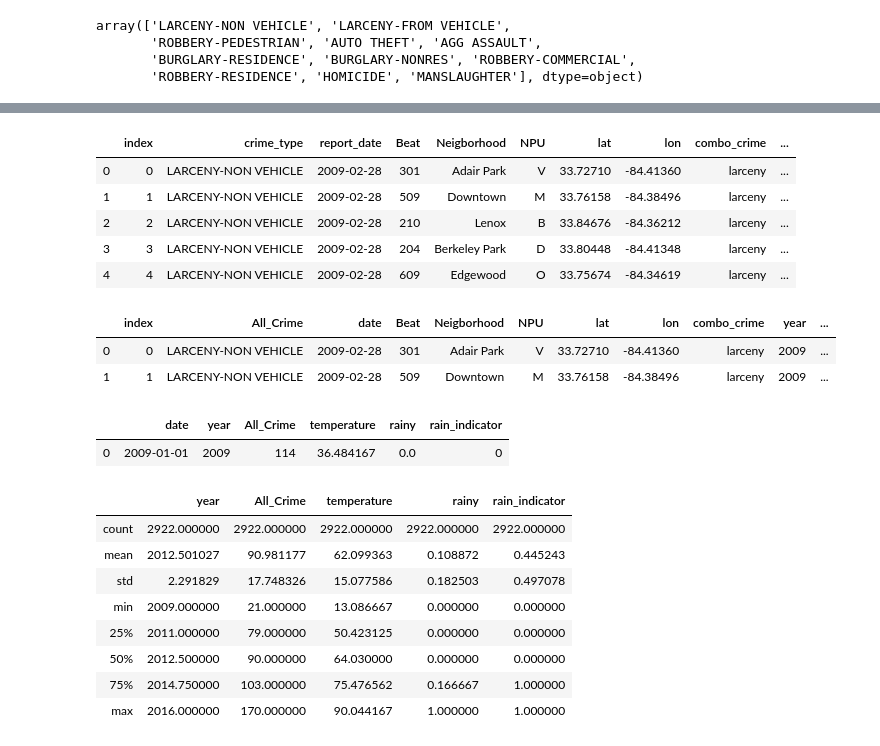
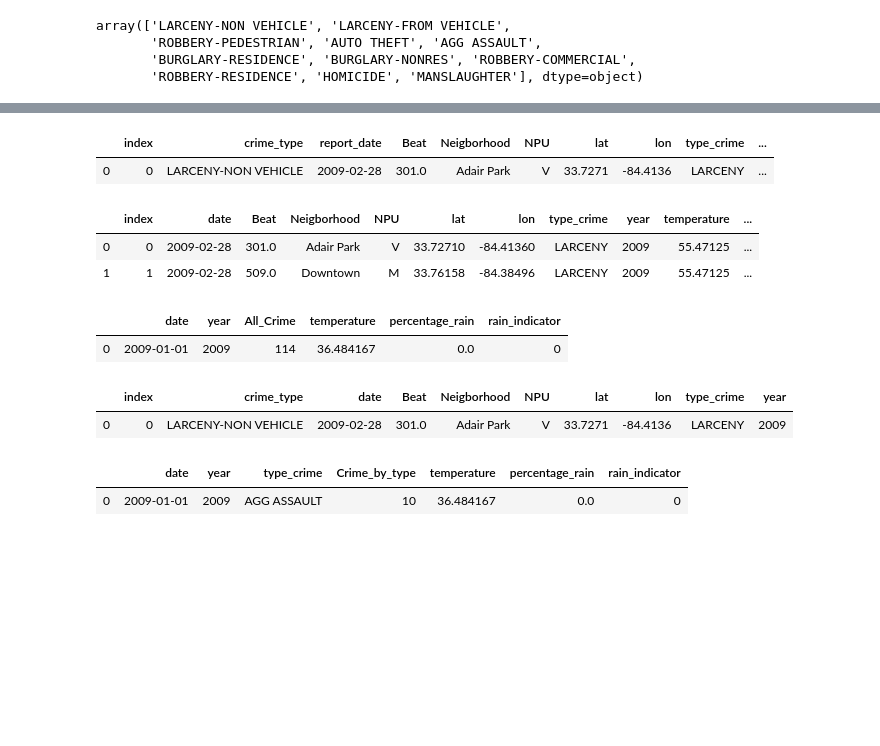
Before and after one commit to balhoffk/TheRottenApples, a Jupyter notebook: code/weather_crime_merge_cleaning.ipynb, the cells around one changed output, grey strips where cells are left out. Saved outputs shown, nothing was run; the diff lists cells and outputs as text; code cells hidden in the pictures; blank space fills up the shorter version.

```diff
--- a/code/weather_crime_merge_cleaning.ipynb
+++ b/code/weather_crime_merge_cleaning.ipynb
@@ -82,6 +83,6 @@ def weather_variable (row):
 
 # applying the function to go through every row and create a new column called 'rainy'
 
-df['rainy'] = df.apply(lambda row:weather_variable(row),axis = 1)
+df['percentage_rain'] = df.apply(lambda row:weather_variable(row),axis = 1)
 # %%
 # grouping by day, finding the mean values of temperature and our rainy number
@@ -103,7 +104,7 @@ df1.head()
 # If a day has a 1 then there was rain on that day
 
 def rain_indicator (row):
-    if row['rainy'] > 0:
+    if row['percentage_rain'] > 0:
         return 1
     return 0
 
@@ -132,23 +133,23 @@ array(['LARCENY-NON VEHICLE', 'LARCENY-FROM VEHICLE',
 # %%
 def combining_crimes (row):
     if row['crime_type'] == 'ROBBERY-PEDESTRIAN':
-        return 'robbery'
+        return 'ROBBERY'
     if row['crime_type'] == 'ROBBERY-RESIDENCE':
-        return 'robbery'
+        return 'ROBBERY'
     if row['crime_type'] == 'ROBBERY-COMMERCIAL':
-        return 'robbery'
+        return 'ROBBERY'
     if row['crime_type'] == 'BURGLARY-PEDESTRIAN':
-        return 'burglary'
+        return 'BURGLARY'
     if row['crime_type'] == 'BURGLARY-NONRES':
-        return 'burglary'
+        return 'BURGLARY'
     if row['crime_type'] == 'BURGLARY-RESIDENCE':
-        return 'burglary'
+        return 'BURGLARY'
     if row['crime_type'] == 'LARCENY-NON VEHICLE':
-        return 'larceny'
+        return 'LARCENY'
     if row['crime_type'] == 'LARCENY-FROM VEHICLE':
-        return 'larceny'
+        return 'LARCENY'
     return row['crime_type']
 
-crime['combo_crime'] = crime.apply(lambda row:combining_crimes(row),axis = 1)
-crime['combo_crime'].unique()
+crime['type_crime'] = crime.apply(lambda row:combining_crimes(row),axis = 1)
+crime['type_crime'].unique()
 # %% [output]
@@ -170,22 +177,21 @@ crimestypes
 # %%
 # converting report date to match format of weather data
 crime['report_date'] = pd.to_datetime(crime['report_date'])
+
+# adding a column splitting off the year, this is used for filtering by year and final regression analysis
 crime['year']=crime['report_date'].dt.year
-crime.head()
+crime.head(1)
 # %% [output]
-|  | index | crime_type | report_date | Beat | Neigborhood | NPU | lat | lon | combo_crime | ... |
-| 0 | 0 | LARCENY-NON VEHICLE | 2009-02-28 | 301 | Adair Park | V | 33.72710 | -84.41360 | larceny | ... |
-| 1 | 1 | LARCENY-NON VEHICLE | 2009-02-28 | 509 | Downtown | M | 33.76158 | -84.38496 | larceny | ... |
-| 2 | 2 | LARCENY-NON VEHICLE | 2009-02-28 | 210 | Lenox | B | 33.84676 | -84.36212 | larceny | ... |
-| 3 | 3 | LARCENY-NON VEHICLE | 2009-02-28 | 204 | Berkeley Park | D | 33.80448 | -84.41348 | larceny | ... |
-| 4 | 4 | LARCENY-NON VEHICLE | 2009-02-28 | 609 | Edgewood | O | 33.75674 | -84.34619 | larceny | ... |
+|  | index | crime_type | report_date | Beat | Neigborhood | NPU | lat | lon | type_crime | ... |
+| 0 | 0 | LARCENY-NON VEHICLE | 2009-02-28 | 301.0 | Adair Park | V | 33.7271 | -84.4136 | LARCENY | ... |
 # %%
-crime1 = crime.rename(columns = {'crime_type':'All_Crime','report_date':'date'})
+# renaming columns to prepare for merge
+crime = crime.rename(columns = {'report_date':'date'})
 
 # joining with weather data
-crime_weather = pd.merge(crime1, df1, how = 'inner', on = 'date'  )
-crime_weather.head(2)
+crime_weather = pd.merge(crime, df1, how = 'inner', on = 'date'  )
+crime_weather.drop(columns = ['crime_type']).head(2)
 # %% [output]
-|  | index | All_Crime | date | Beat | Neigborhood | NPU | lat | lon | combo_crime | year | ... |
-| 0 | 0 | LARCENY-NON VEHICLE | 2009-02-28 | 301 | Adair Park | V | 33.72710 | -84.41360 | larceny | 2009 | ... |
-| 1 | 1 | LARCENY-NON VEHICLE | 2009-02-28 | 509 | Downtown | M | 33.76158 | -84.38496 | larceny | 2009 | ... |
+|  | index | date | Beat | Neigborhood | NPU | lat | lon | type_crime | year | temperature | ... |
+| 0 | 0 | 2009-02-28 | 301.0 | Adair Park | V | 33.72710 | -84.41360 | LARCENY | 2009 | 55.47125 | ... |
+| 1 | 1 | 2009-02-28 | 509.0 | Downtown | M | 33.76158 | -84.38496 | LARCENY | 2009 | 55.47125 | ... |
@@ -194,26 +201,25 @@ crime_weather.to_csv('../raw_data/crime_weather.csv')
 # %%
 # creating total crime by date
-crime_all = crime[['crime_type','report_date','year']].groupby(['report_date','year']).count().reset_index().rename(columns = {'crime_type':'All_Crime','report_date':'date'})
-crime_all
+# first groupbying by report date and year, getting the count, resetting index, renaming columns
+crime_all = crime[['crime_type','date','year']].groupby(['date','year']).count().reset_index().rename(columns = {'crime_type':'All_Crime'})
+
 # joining with weather data
 crime_all_weather = pd.merge(crime_all, df1, how = 'inner', on = 'date'  )
 crime_all_weather.head(1)
 # %% [output]
-|  | date | year | All_Crime | temperature | rainy | rain_indicator |
+|  | date | year | All_Crime | temperature | percentage_rain | rain_indicator |
 | 0 | 2009-01-01 | 2009 | 114 | 36.484167 | 0.0 | 0 |
+# %%
+crime.head(1)
+# %% [output]
+|  | index | crime_type | date | Beat | Neigborhood | NPU | lat | lon | type_crime | year |
+| 0 | 0 | LARCENY-NON VEHICLE | 2009-02-28 | 301.0 | Adair Park | V | 33.7271 | -84.4136 | LARCENY | 2009 |
 # %%
-crime_by_type = crime[['crime_type','report_date','Beat','year']].groupby(['report_date','year','crime_type']).count().reset_index().rename(columns = {'Beat':'Crime_by_type','report_date':'date'})
+crime_by_type = crime[['type_crime','date','Beat','year']].groupby(['date','year','type_crime']).count().reset_index().rename(columns = {'Beat':'Crime_by_type'})
 
 # joining with weather data
 crime_type_weather = pd.merge(crime_by_type, df1, how = 'inner', on = 'date'  )
-crime_all_weather.describe()
+crime_type_weather.head(1)
 # %% [output]
-|  | year | All_Crime | temperature | rainy | rain_indicator |
-| count | 2922.000000 | 2922.000000 | 2922.000000 | 2922.000000 | 2922.000000 |
-| mean | 2012.501027 | 90.981177 | 62.099363 | 0.108872 | 0.445243 |
-| std | 2.291829 | 17.748326 | 15.077586 | 0.182503 | 0.497078 |
-| min | 2009.000000 | 21.000000 | 13.086667 | 0.000000 | 0.000000 |
-| 25% | 2011.000000 | 79.000000 | 50.423125 | 0.000000 | 0.000000 |
-| 50% | 2012.500000 | 90.000000 | 64.030000 | 0.000000 | 0.000000 |
-| 75% | 2014.750000 | 103.000000 | 75.476562 | 0.166667 | 1.000000 |
-| max | 2016.000000 | 170.000000 | 90.044167 | 1.000000 | 1.000000 |
+|  | date | year | type_crime | Crime_by_type | temperature | percentage_rain | rain_indicator |
+| 0 | 2009-01-01 | 2009 | AGG ASSAULT | 10 | 36.484167 | 0.0 | 0 |
```
Also changed, not shown: parts of 19 cells of this notebook, 17 other files.
